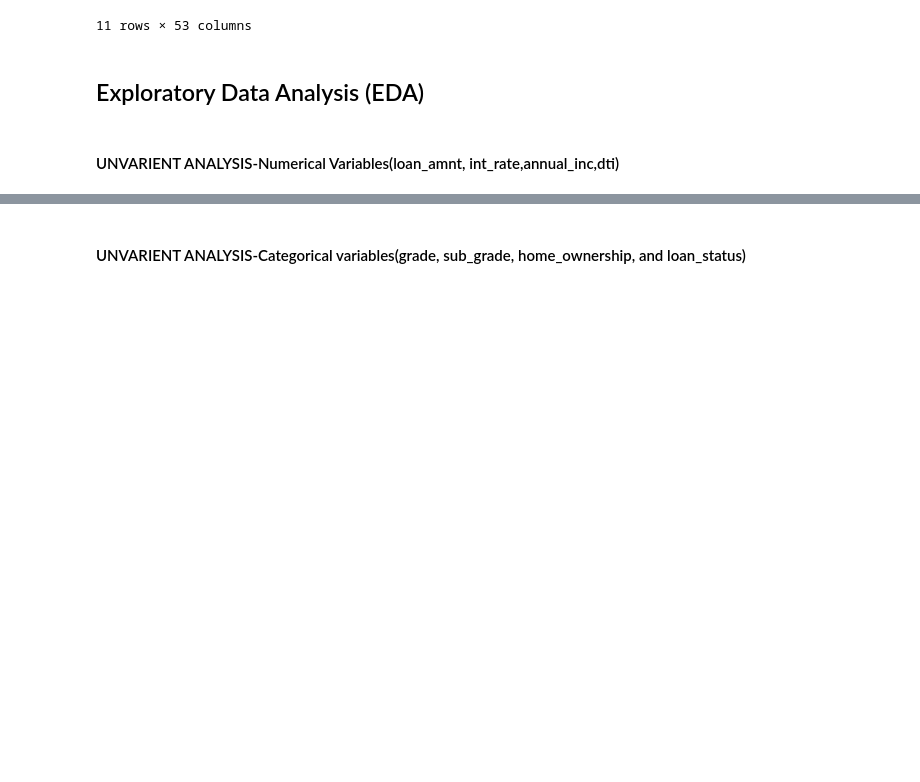
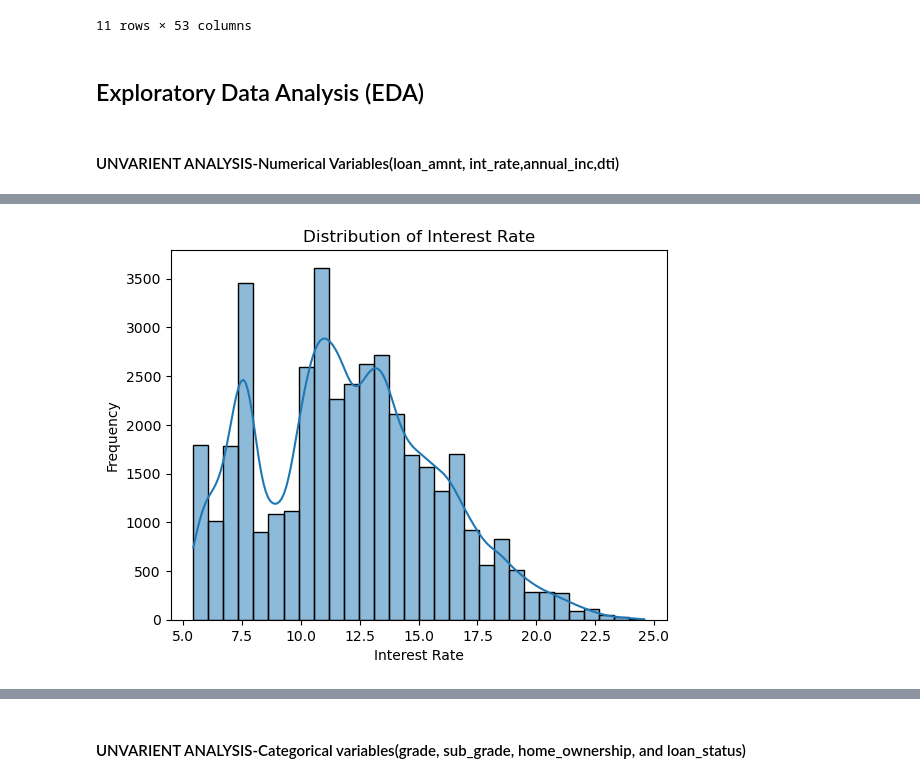
Before and after one commit to JLohani/LendingClubCaseStudy, a Jupyter notebook: Lekhana_Gowda.ipynb, the cells around one changed output, grey strips where cells are left out. Saved outputs shown, nothing was run; the diff lists cells and outputs as text; code cells hidden in the pictures; blank space fills up the shorter version.

```diff
--- a/Lekhana_Gowda.ipynb
+++ b/Lekhana_Gowda.ipynb
@@ -272,0 +239,9 @@ plt.show()
+# %%
+# Second histogram: Interest Rate
+sns.histplot(data['int_rate'], kde=True, bins=30)
+plt.title('Distribution of Interest Rate')
+plt.xlabel('Interest Rate')
+plt.ylabel('Frequency')
+plt.show()
+# %% [output]
+[figure, added]
```
Also changed, not shown: parts of 30 cells of this notebook, 1 other file.
